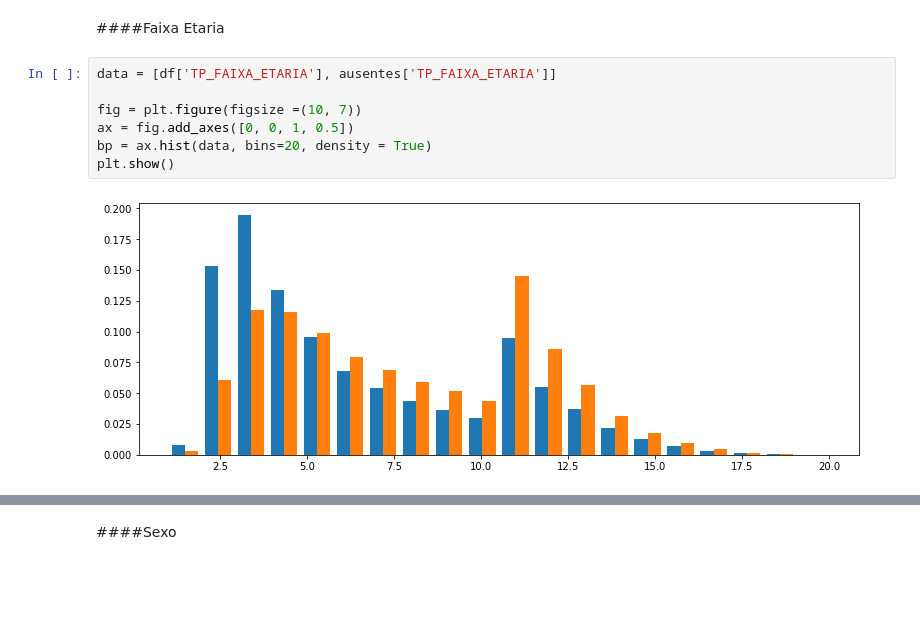
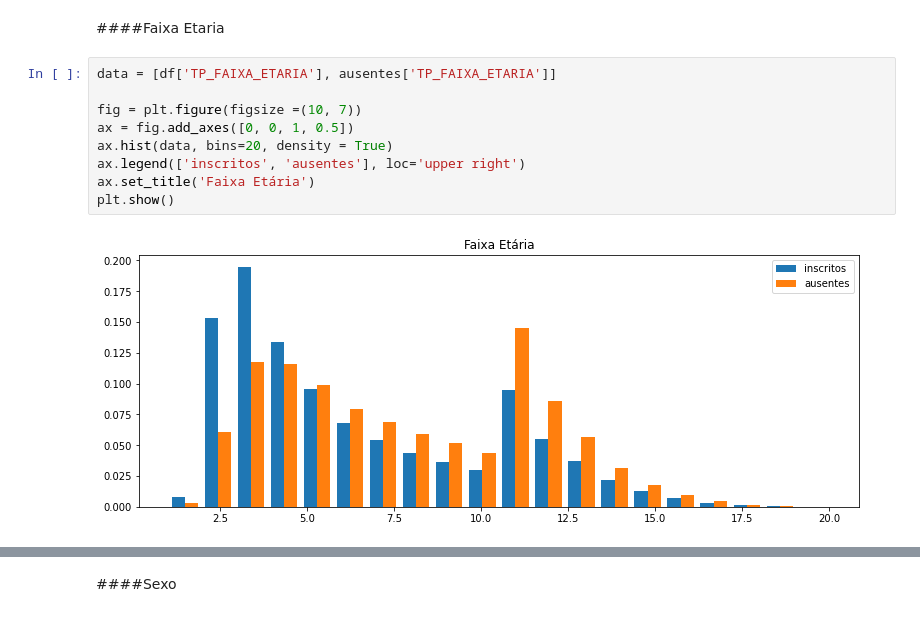
Before and after one commit to marciapg/semantix, a Jupyter notebook: ENEM_perfildosfaltantes.ipynb, the cells around one changed output, grey strips where cells are left out. Saved outputs shown, nothing was run; the diff lists cells and outputs as text; blank space fills up the shorter version.

```diff
--- a/ENEM_perfildosfaltantes.ipynb
+++ b/ENEM_perfildosfaltantes.ipynb
@@ -106,10 +111,12 @@ Nos gráficos, em azul estão os inscritos e em laranja os ausentes.
 # %%
 data = [df['TP_FAIXA_ETARIA'], ausentes['TP_FAIXA_ETARIA']]
 
 fig = plt.figure(figsize =(10, 7))
 ax = fig.add_axes([0, 0, 1, 0.5])
-bp = ax.hist(data, bins=20, density = True)
+ax.hist(data, bins=20, density = True)
+ax.legend(['inscritos', 'ausentes'], loc='upper right')
+ax.set_title('Faixa Etária')
 plt.show()
 # %% [output]
-[figure, old version]
+[figure, new version]
 # %%
```
Also changed, not shown: parts of 69 cells of this notebook.
